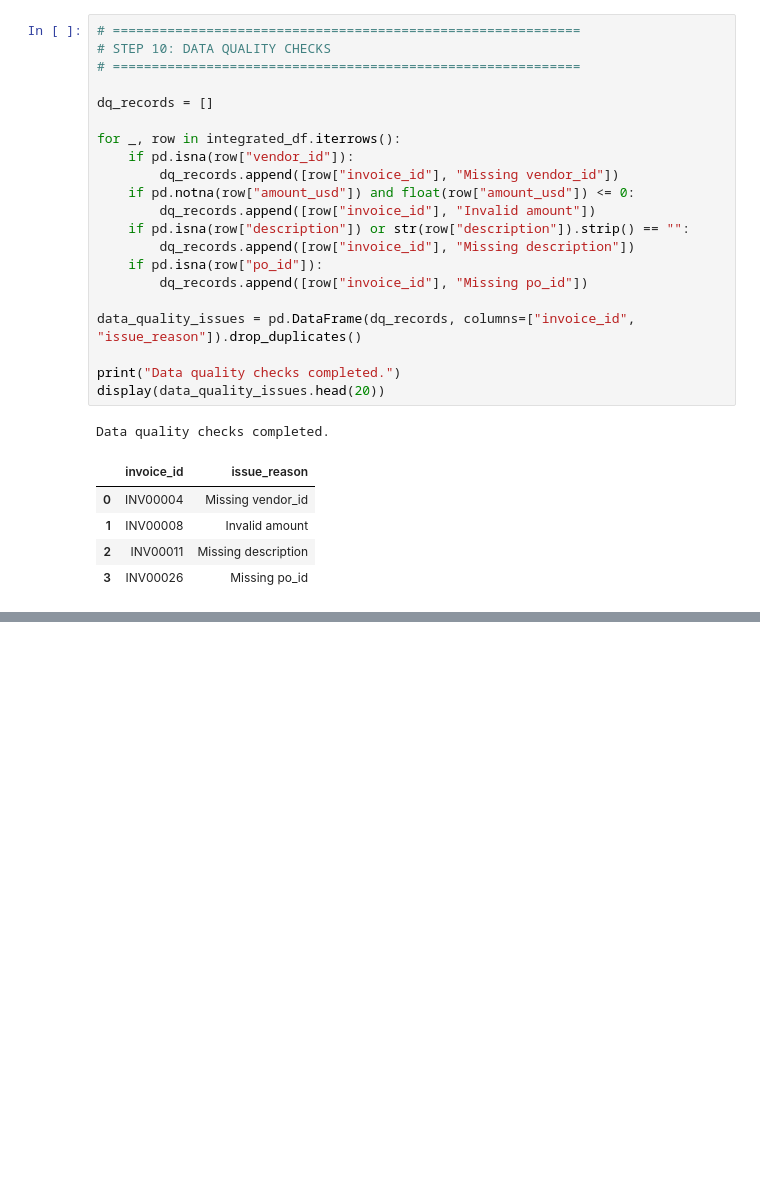
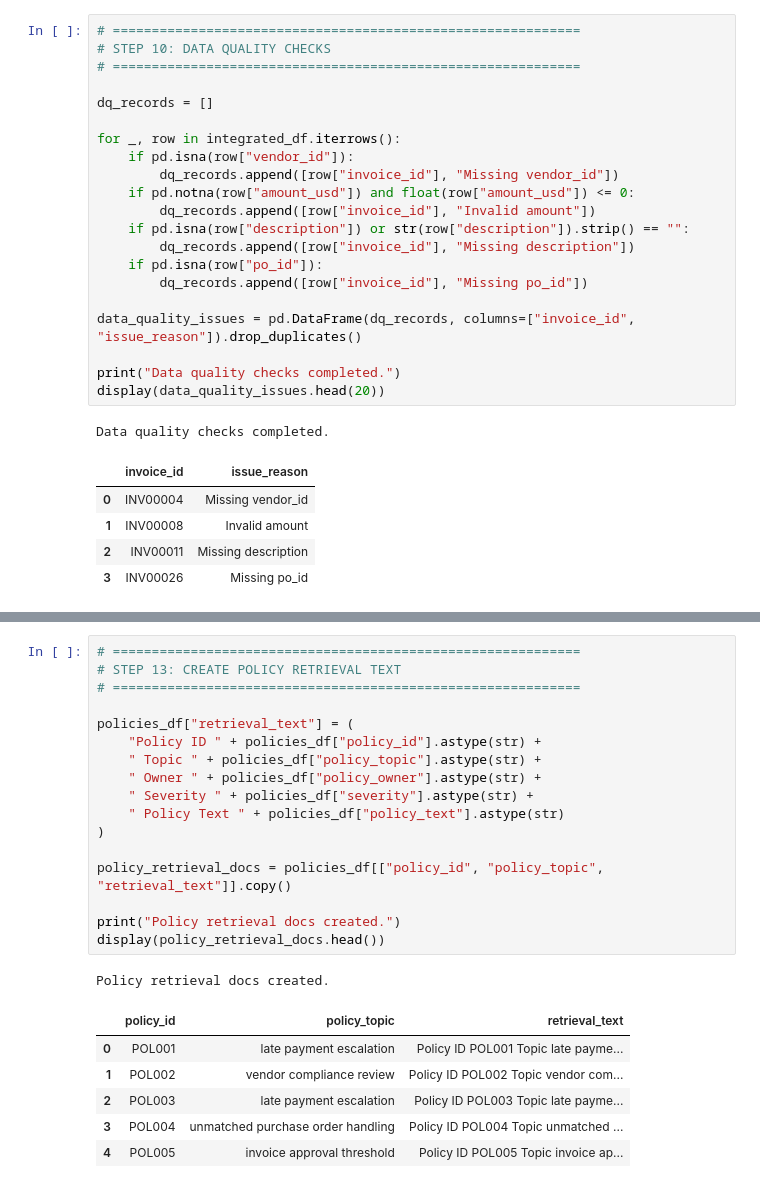
Before and after one commit to AshokGit544/Enterprise-Finance-Decision-Copilot1.1, a Jupyter notebook: Enterprise_Finance_Decision_Copilot1_1_.ipynb, the cells around one changed output, grey strips where cells are left out. Drawn from its saved outputs; the diff is of its cells as text; blank space fills up the shorter version.

```diff
--- a/Enterprise_Finance_Decision_Copilot1_1_.ipynb
+++ b/Enterprise_Finance_Decision_Copilot1_1_.ipynb
@@ -460,0 +573,25 @@ Data quality checks completed.
+# %%
+# ============================================================
+# STEP 13: CREATE POLICY RETRIEVAL TEXT
+# ============================================================
+
+policies_df["retrieval_text"] = (
+    "Policy ID " + policies_df["policy_id"].astype(str) +
+    " Topic " + policies_df["policy_topic"].astype(str) +
+    " Owner " + policies_df["policy_owner"].astype(str) +
+    " Severity " + policies_df["severity"].astype(str) +
+    " Policy Text " + policies_df["policy_text"].astype(str)
+)
+
+policy_retrieval_docs = policies_df[["policy_id", "policy_topic", "retrieval_text"]].copy()
+
+print("Policy retrieval docs created.")
+display(policy_retrieval_docs.head())
+# %% [output]
+Policy retrieval docs created.
+|  | policy_id | policy_topic | retrieval_text |
+| 0 | POL001 | late payment escalation | Policy ID POL001 Topic late payme... |
+| 1 | POL002 | vendor compliance review | Policy ID POL002 Topic vendor com... |
+| 2 | POL003 | late payment escalation | Policy ID POL003 Topic late payme... |
+| 3 | POL004 | unmatched purchase order handling | Policy ID POL004 Topic unmatched ... |
+| 4 | POL005 | invoice approval threshold | Policy ID POL005 Topic invoice ap... |
```
Also changed, not shown: parts of 2 cells of this notebook.
